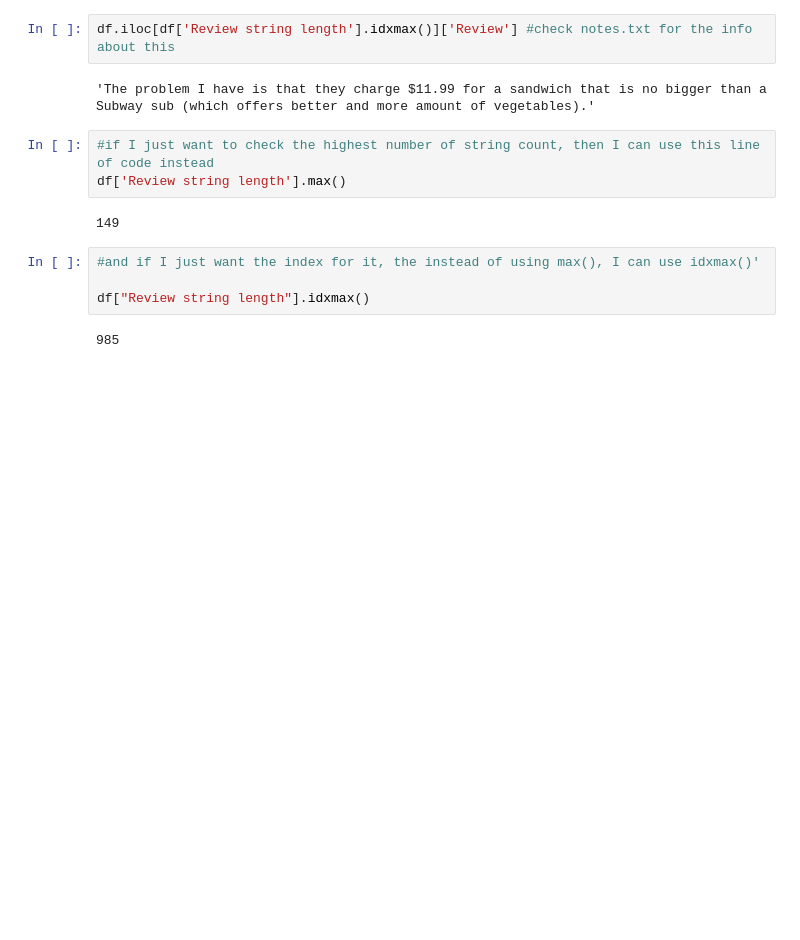
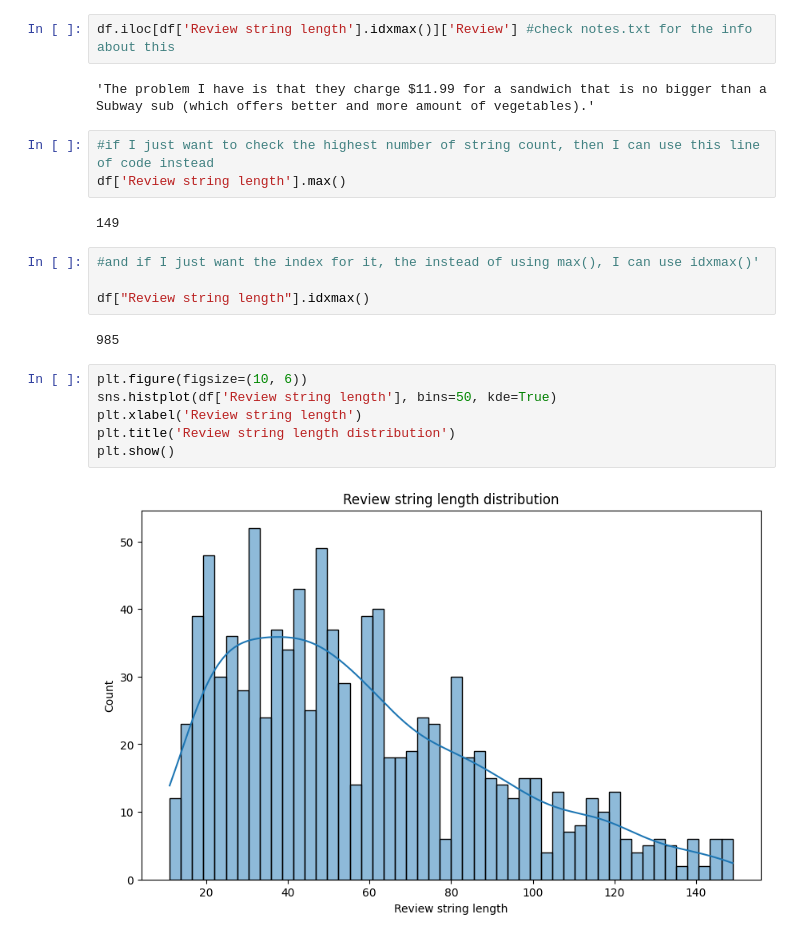
Before and after one commit to aryyyn/ReviewAnalysis, a Jupyter notebook: main.ipynb, the cells around one changed output. Drawn from its saved outputs; the diff is of its cells as text; blank space fills up the shorter version.

```diff
--- a/main.ipynb
+++ b/main.ipynb
@@ -90,3 +90,11 @@ df['Review string length'].max()
 df["Review string length"].idxmax()
 # %% [output]
 985
+# %%
+plt.figure(figsize=(10, 6))
+sns.histplot(df['Review string length'], bins=50, kde=True)
+plt.xlabel('Review string length')
+plt.title('Review string length distribution')
+plt.show()
+# %% [output]
+[figure, added]
```
Also changed, not shown: parts of 13 cells of this notebook, 2 other files.
